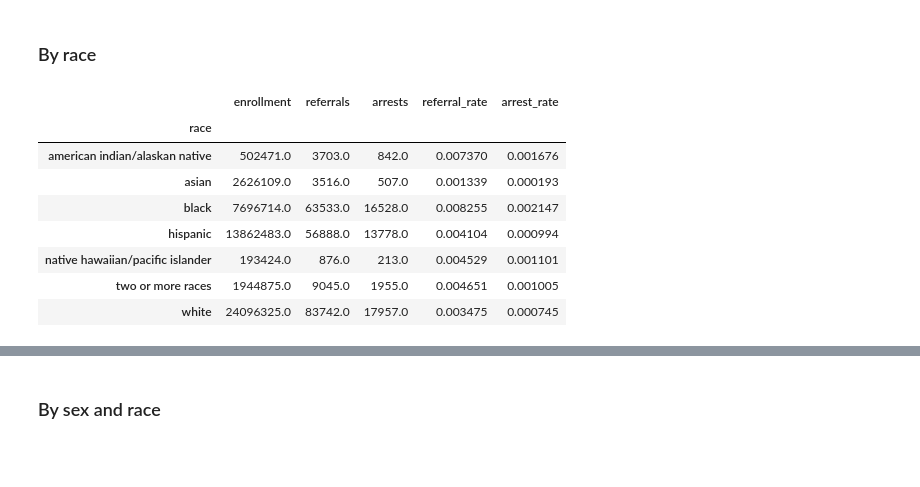
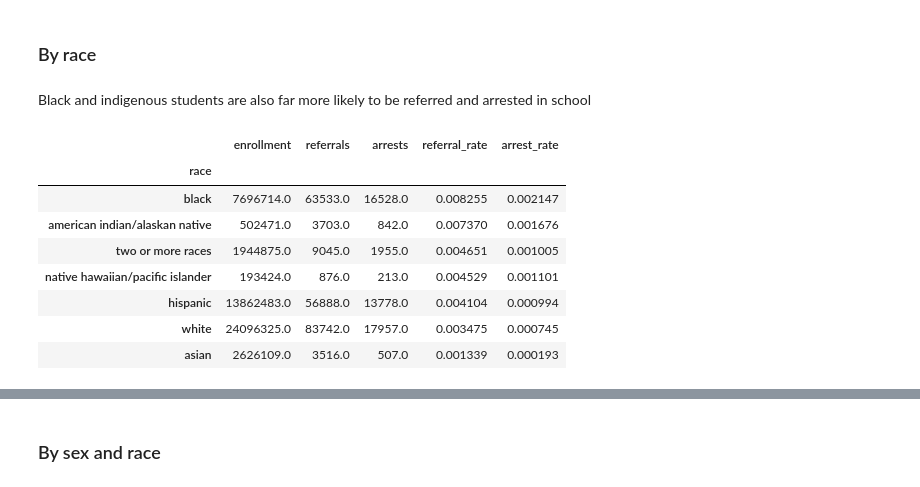
Before and after one commit to cbs-news-data/crdc-le-referral-data, a Jupyter notebook: notebooks/crdc_referrals_arrests/crdc_referrals_arrests.ipynb, the cells around one changed output, grey strips where cells are left out. Saved outputs shown, nothing was run; the diff lists cells and outputs as text; code cells hidden in the pictures; blank space fills up the shorter version.

```diff
--- a/notebooks/crdc_referrals_arrests/crdc_referrals_arrests.ipynb
+++ b/notebooks/crdc_referrals_arrests/crdc_referrals_arrests.ipynb
@@ -37,25 +67,30 @@ cha = pd.read_csv("input/characteristics.csv", low_memory=False)
 # %% [markdown]
 ### By race
+# %% [markdown]
+Black and indigenous students are also far more likely to be referred and arrested in school
 # %%
-(
+race_national = (
     # use only "overall" from enrollment because overall category counts
     # kids with disabilites already
     enr.query("variable == 'overall'")
     .groupby("race")
     .enrollment.sum()
     .to_frame("enrollment")
     .join(ref.groupby("race").referrals.sum().to_frame("referrals"))
     .join(arr.groupby("race").arrests.sum().to_frame("arrests"))
     .assign(referral_rate=lambda df: df.referrals / df.enrollment)
     .assign(arrest_rate=lambda df: df.arrests / df.enrollment)
+    .sort_values("referral_rate", ascending=False)
 )
+
+race_national
 # %% [output]
 |  | enrollment | referrals | arrests | referral_rate | arrest_rate |
 | race |  |  |  |  |  |
+| black | 7696714.0 | 63533.0 | 16528.0 | 0.008255 | 0.002147 |
 | american indian/alaskan native | 502471.0 | 3703.0 | 842.0 | 0.007370 | 0.001676 |
+| two or more races | 1944875.0 | 9045.0 | 1955.0 | 0.004651 | 0.001005 |
+| native hawaiian/pacific islander | 193424.0 | 876.0 | 213.0 | 0.004529 | 0.001101 |
+| hispanic | 13862483.0 | 56888.0 | 13778.0 | 0.004104 | 0.000994 |
+| white | 24096325.0 | 83742.0 | 17957.0 | 0.003475 | 0.000745 |
 | asian | 2626109.0 | 3516.0 | 507.0 | 0.001339 | 0.000193 |
-| black | 7696714.0 | 63533.0 | 16528.0 | 0.008255 | 0.002147 |
-| hispanic | 13862483.0 | 56888.0 | 13778.0 | 0.004104 | 0.000994 |
-| native hawaiian/pacific islander | 193424.0 | 876.0 | 213.0 | 0.004529 | 0.001101 |
-| two or more races | 1944875.0 | 9045.0 | 1955.0 | 0.004651 | 0.001005 |
-| white | 24096325.0 | 83742.0 | 17957.0 | 0.003475 | 0.000745 |
```
Also changed, not shown: parts of 12 cells of this notebook.
